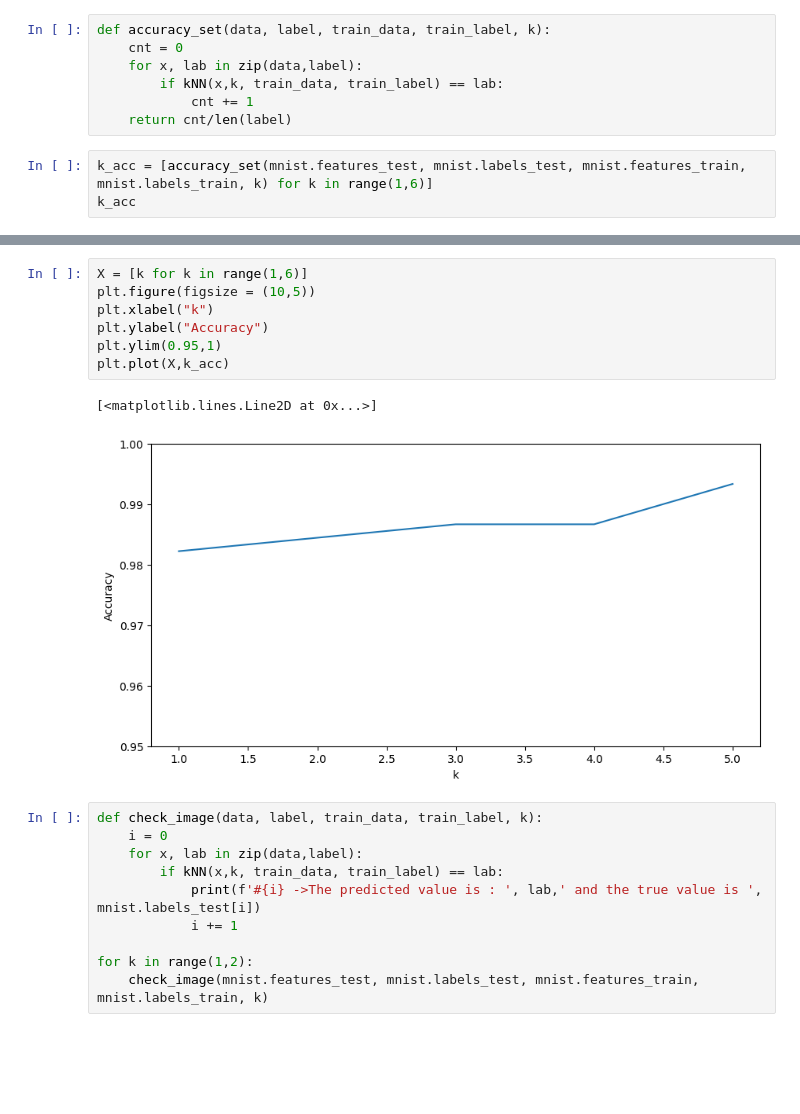
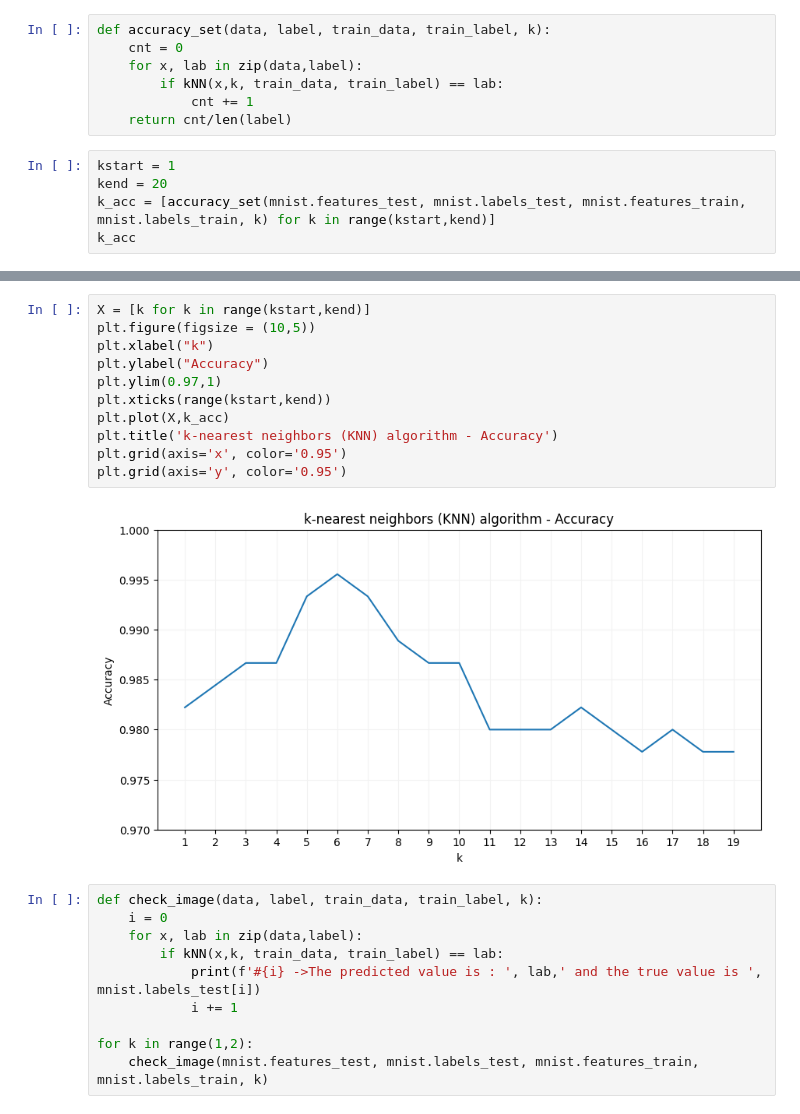
Before and after one commit to andvsilva/dataset, a Jupyter notebook: knn/ML_exercise_1.ipynb, the cells around one changed output, grey strips where cells are left out. Cells and saved outputs as stored; diff of their text form; blank space fills up the shorter version.

```diff
--- a/knn/ML_exercise_1.ipynb
+++ b/knn/ML_exercise_1.ipynb
@@ -106,7 +115,9 @@ def accuracy_set(data, label, train_data, train_label, k):
             cnt += 1
     return cnt/len(label)
 # %%
-k_acc = [accuracy_set(mnist.features_test, mnist.labels_test, mnist.features_train, mnist.labels_train, k) for k in range(1,6)]
+kstart = 1
+kend = 20
+k_acc = [accuracy_set(mnist.features_test, mnist.labels_test, mnist.features_train, mnist.labels_train, k) for k in range(kstart,kend)]
 k_acc
 # %% [output]
 [0.9822222222222222,
@@ -117,13 +142,16 @@ k_acc
 # %%
-X = [k for k in range(1,6)]
+X = [k for k in range(kstart,kend)]
 plt.figure(figsize = (10,5))
 plt.xlabel("k")
 plt.ylabel("Accuracy")
-plt.ylim(0.95,1)
+plt.ylim(0.97,1)
+plt.xticks(range(kstart,kend))
 plt.plot(X,k_acc)
+plt.title('k-nearest neighbors (KNN) algorithm - Accuracy')
+plt.grid(axis='x', color='0.95')
+plt.grid(axis='y', color='0.95')
 # %% [output]
-[<matplotlib.lines.Line2D at 0x...>]
-[figure, old version]
+[figure, new version]
 # %%
 def check_image(data, label, train_data, train_label, k):
     i = 0
```
Also changed, not shown: parts of 33 cells of this notebook, 16 other files.
